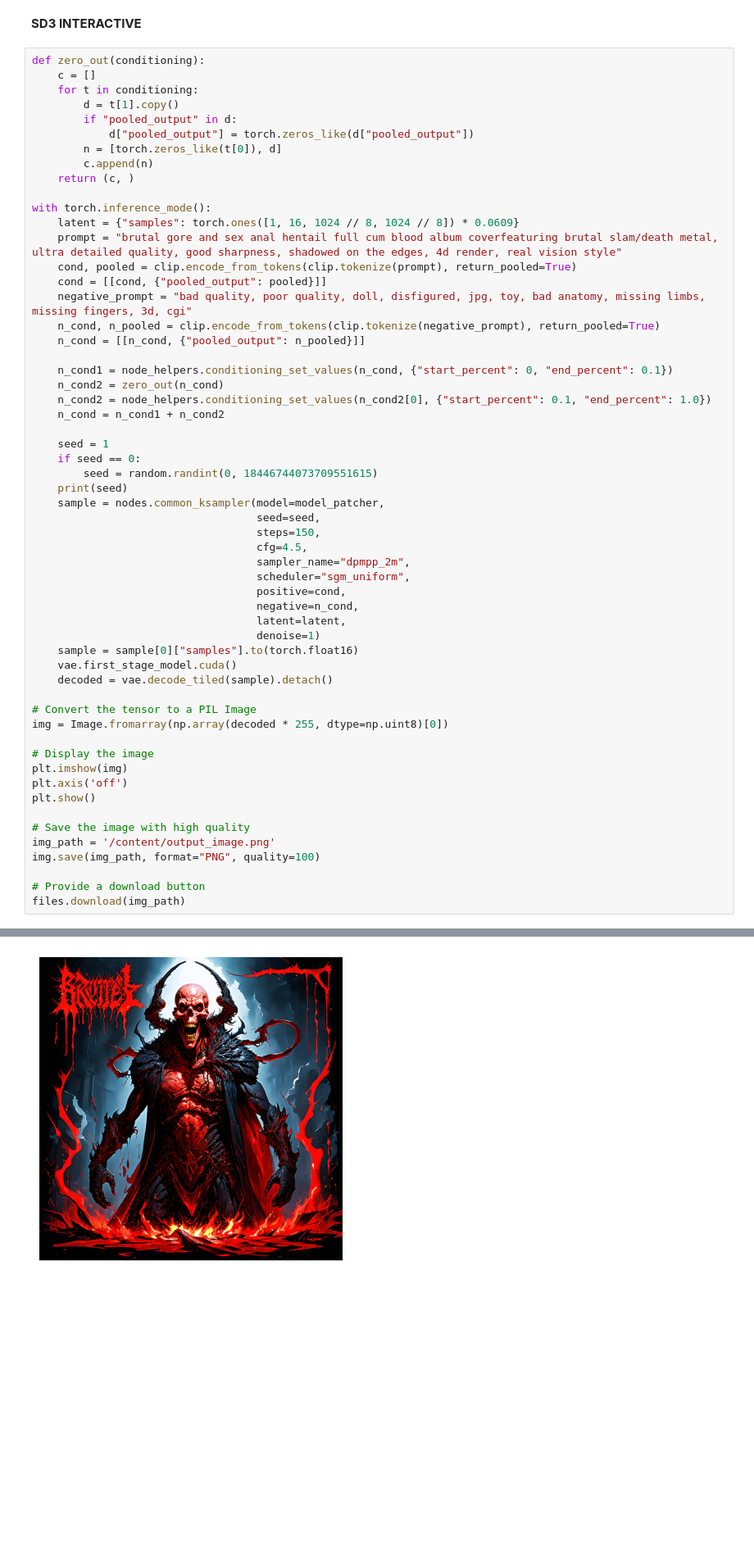
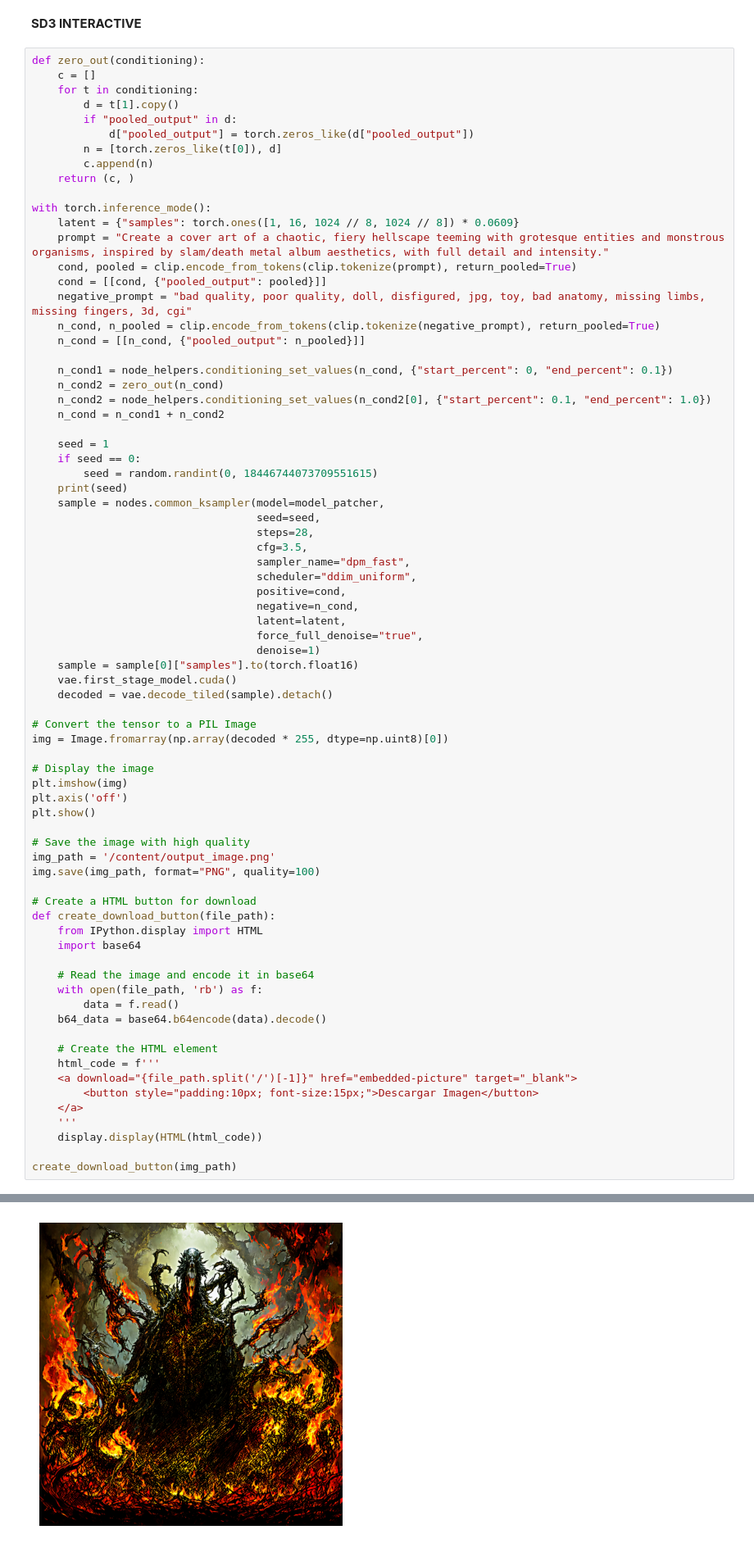
Before and after one commit to mancher07/loxc, a Jupyter notebook: SD3_jupyter_Master.ipynb, the cells around one changed output, grey strips where cells are left out. Shown at 82% size. Saved outputs shown, nothing was run; the diff lists cells and outputs as text; blank space fills up the shorter version.

```diff
--- a/SD3_jupyter_Master.ipynb
+++ b/SD3_jupyter_Master.ipynb
@@ -226,7 +228,7 @@ def zero_out(conditioning):
 
 with torch.inference_mode():
     latent = {"samples": torch.ones([1, 16, 1024 // 8, 1024 // 8]) * 0.0609}
-    prompt = "brutal gore and sex anal hentail full cum blood album coverfeaturing brutal slam/death metal, ultra detailed quality, good sharpness, shadowed on the edges, 4d render, real vision style"
+    prompt = "Create a cover art of a chaotic, fiery hellscape teeming with grotesque entities and monstrous organisms, inspired by slam/death metal album aesthetics, with full detail and intensity."
     cond, pooled = clip.encode_from_tokens(clip.tokenize(prompt), return_pooled=True)
     cond = [[cond, {"pooled_output": pooled}]]
     negative_prompt = "bad quality, poor quality, doll, disfigured, jpg, toy, bad anatomy, missing limbs, missing fingers, 3d, cgi"
@@ -239,38 +241,56 @@ with torch.inference_mode():
     n_cond = n_cond1 + n_cond2
 
     seed = 1
     if seed == 0:
         seed = random.randint(0, 18446744073709551615)
     print(seed)
     sample = nodes.common_ksampler(model=model_patcher,
                                    seed=seed,
-                                   steps=150,
-                                   cfg=4.5,
-                                   sampler_name="dpmpp_2m",
-                                   scheduler="sgm_uniform",
+                                   steps=28,
+                                   cfg=3.5,
+                                   sampler_name="dpm_fast",
+                                   scheduler="ddim_uniform",
                                    positive=cond,
                                    negative=n_cond,
                                    latent=latent,
+                                   force_full_denoise="true",
                                    denoise=1)
     sample = sample[0]["samples"].to(torch.float16)
     vae.first_stage_model.cuda()
     decoded = vae.decode_tiled(sample).detach()
 
 # Convert the tensor to a PIL Image
 img = Image.fromarray(np.array(decoded * 255, dtype=np.uint8)[0])
 
 # Display the image
 plt.imshow(img)
 plt.axis('off')
 plt.show()
 
 # Save the image with high quality
 img_path = '/content/output_image.png'
 img.save(img_path, format="PNG", quality=100)
 
-# Provide a download button
-files.download(img_path)
+# Create a HTML button for download
+def create_download_button(file_path):
+    from IPython.display import HTML
+    import base64
+
+    # Read the image and encode it in base64
+    with open(file_path, 'rb') as f:
+        data = f.read()
+    b64_data = base64.b64encode(data).decode()
+
+    # Create the HTML element
+    html_code = f'''
+    <a download="{file_path.split('/')[-1]}" href="embedded-picture" target="_blank">
+        <button style="padding:10px; font-size:15px;">Descargar Imagen</button>
+    </a>
+    '''
+    display.display(HTML(html_code))
+
+create_download_button(img_path)
 # %% [output]
 1
-[figure, old version]
+[figure, new version]
 [interactive output not drawn]
```
Also changed, not shown: parts of 2 cells of this notebook.
